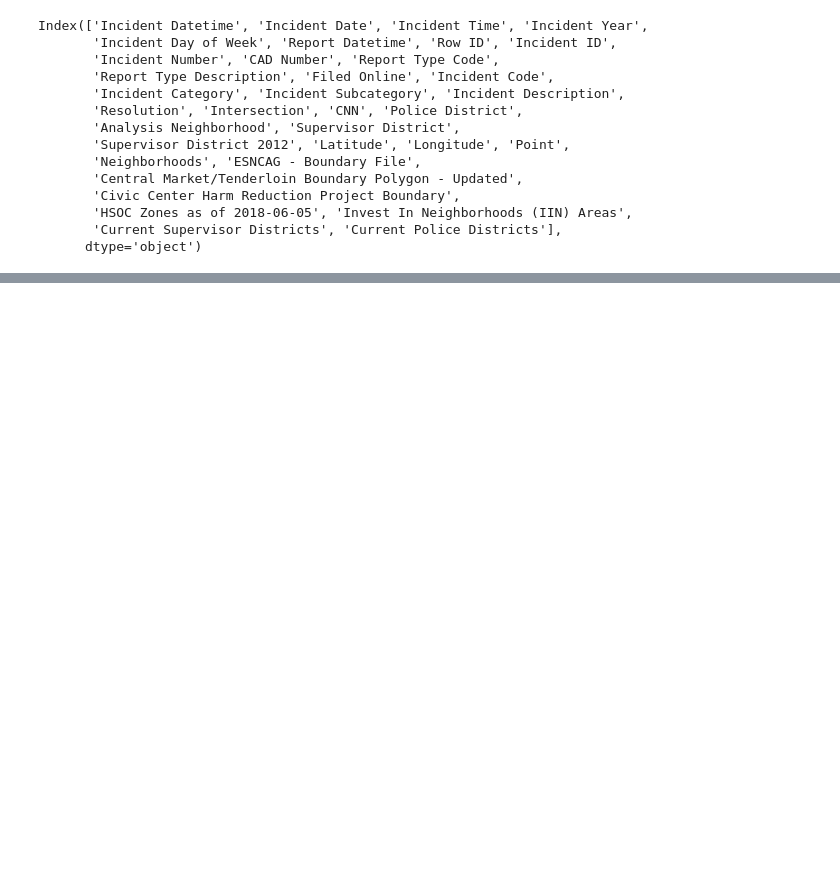
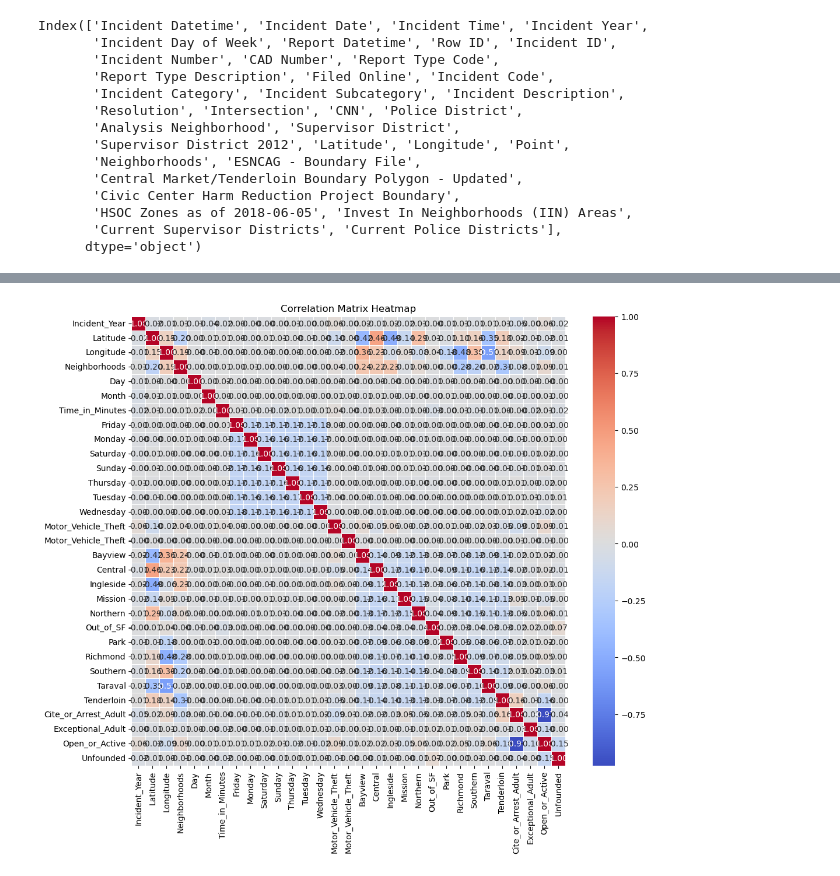
Before and after one commit to mvoutov/ieor142-ml, a Jupyter notebook: CrimePredict.ipynb, the cells around one changed output, grey strips where cells are left out. Drawn from its saved outputs; the diff is of its cells as text; code cells hidden in the pictures; blank space fills up the shorter version.

Commit message:
logit finished. naive base model. Heatmap.

```diff
--- a/CrimePredict.ipynb
+++ b/CrimePredict.ipynb
@@ -350,0 +182,3 @@ dtype: object
+# %%
+
+sf_data_train, sf_data_test = train_test_split(df, test_size=0.3, random_state=88)
@@ -350,0 +227,3 @@ dtype: object
+# %%
+#selecting numeric columns only -- train data
+sf_data_train = sf_data_train.select_dtypes(include=[np.number])
@@ -350,0 +234,20 @@ dtype: object
+# %%
+#fix columns
+one_hot_encoded_data_category.columns = one_hot_encoded_data_category.columns.str.replace(' ', '_')
+one_hot_encoded_data_category.columns = one_hot_encoded_data_category.columns.str.replace('[?,()-]+', '', regex=True)
+one_hot_encoded_data_category = one_hot_encoded_data_category.select_dtypes(include=[np.number])
+one_hot_encoded_data_category = one_hot_encoded_data_category.dropna()
+
+columns = one_hot_encoded_data_category.columns.tolist()
+unique_columns = set()
+
+# Iterate over the columns and identify duplicates
+duplicates = []
+for column in columns:
+    if column in unique_columns:
+        duplicates.append(column)
+    else:
+        unique_columns.add(column)
+
+# Drop duplicated columns from the DataFrame
+one_hot_encoded_data_category = one_hot_encoded_data_category.drop(columns=duplicates)
@@ -350,0 +635,18 @@ dtype: object
+# %%
+# Calculate the correlation matrix
+corr = sf_data_train.drop(columns=one_hot_encoded_data_category).corr()
+
+# Create a heatmap
+plt.figure(figsize=(12, 10))
+sns.heatmap(corr,
+            xticklabels=corr.columns,
+            yticklabels=corr.columns,
+            cmap='coolwarm',
+            annot=True,
+            fmt=".2f",
+            linewidths=0.5)
+
+plt.title('Correlation Matrix Heatmap')
+plt.show()
+# %% [output]
+[figure, added]
```
Also changed, not shown: parts of 50 cells of this notebook, 1 other file.
